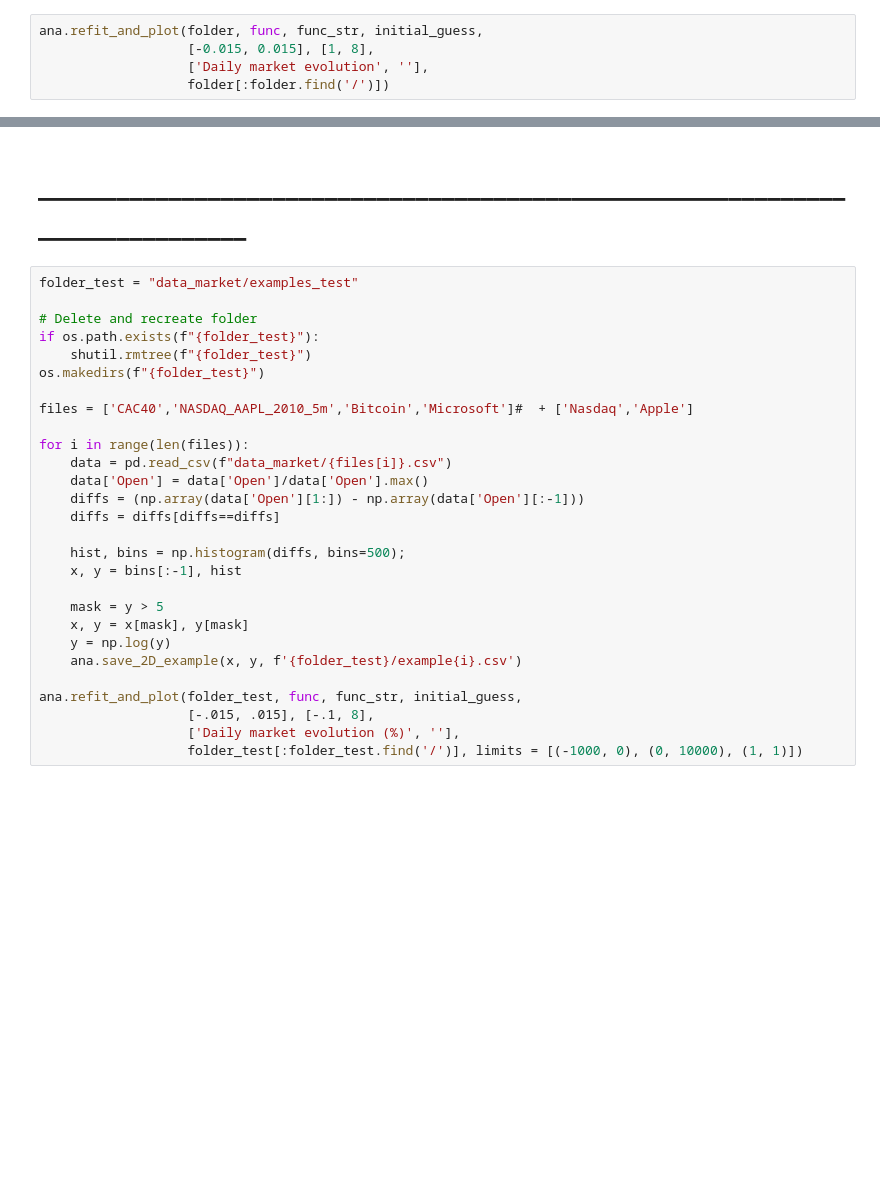
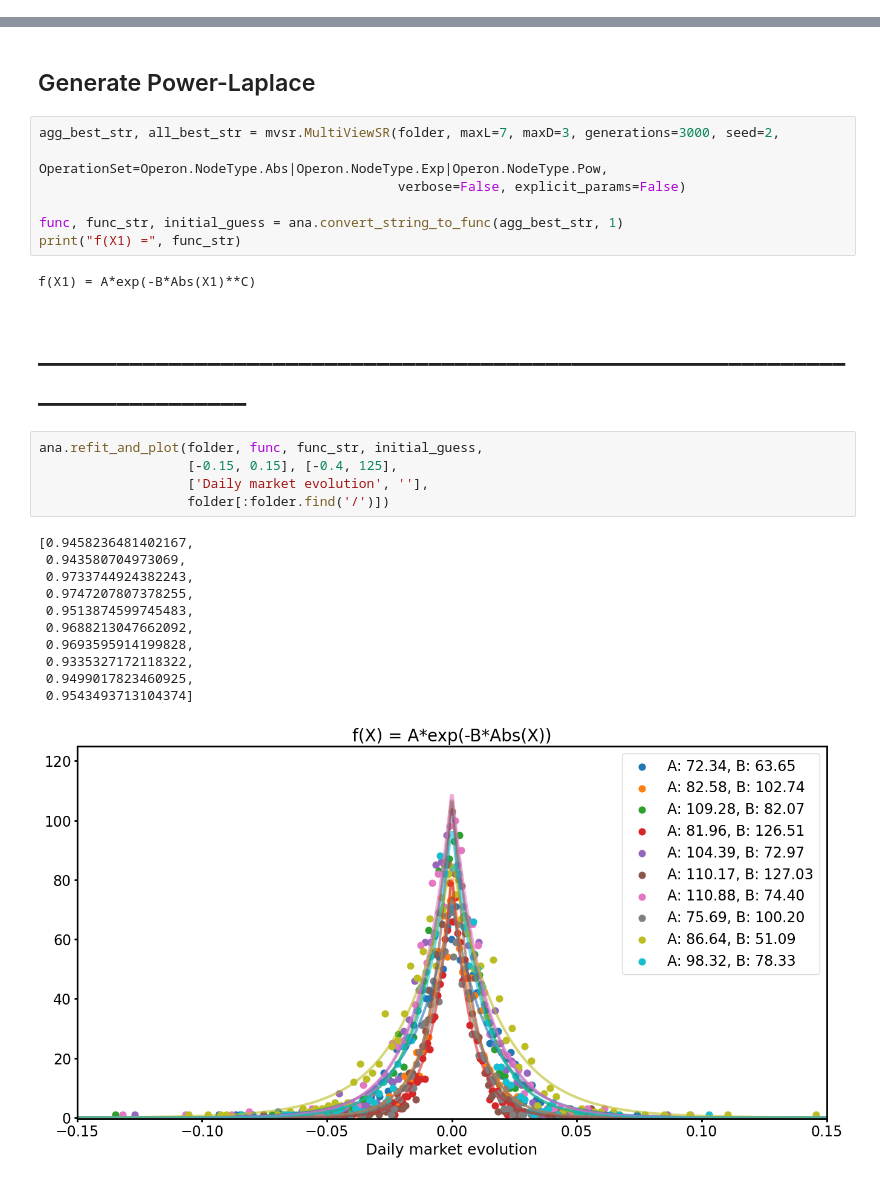
Before and after one commit to erusseil/MvSR-analysis, a Jupyter notebook: real_data/data_market.ipynb, the cells around one changed output, grey strips where cells are left out. Cells and saved outputs as stored; diff of their text form; blank space fills up the shorter version.

```diff
--- a/real_data/data_market.ipynb
+++ b/real_data/data_market.ipynb
@@ -55,5 +83,0 @@ f(X1) = -A/Abs(X1)**B + C*Abs(X1)**D
-# %%
-ana.refit_and_plot(folder, func, func_str, initial_guess,
-                   [-0.015, 0.015], [1, 8],
-                   ['Daily market evolution', ''],
-                   folder[:folder.find('/')])
@@ -62,30 +95,30 @@ ana.refit_and_plot(folder, func, func_str, initial_guess,
+# %% [markdown]
+## Generate Power-Laplace
+# %%
+agg_best_str, all_best_str = mvsr.MultiViewSR(folder, maxL=7, maxD=3, generations=3000, seed=2,
+                                              OperationSet=Operon.NodeType.Abs|Operon.NodeType.Exp|Operon.NodeType.Pow,
+                                              verbose=False, explicit_params=False)
+
+func, func_str, initial_guess = ana.convert_string_to_func(agg_best_str, 1)
+print("f(X1) =", func_str)
+# %% [output]
+f(X1) = A*exp(-B*Abs(X1)**C)
 # %% [markdown]
 # ______________________________________________________________________________
-# %%
-folder_test = "data_market/examples_test"
-
-# Delete and recreate folder
-if os.path.exists(f"{folder_test}"):
-    shutil.rmtree(f"{folder_test}")
-os.makedirs(f"{folder_test}")
-
-files = ['CAC40','NASDAQ_AAPL_2010_5m','Bitcoin','Microsoft']#  + ['Nasdaq','Apple']
-
-for i in range(len(files)):
-    data = pd.read_csv(f"data_market/{files[i]}.csv")
-    data['Open'] = data['Open']/data['Open'].max()
-    diffs = (np.array(data['Open'][1:]) - np.array(data['Open'][:-1]))
-    diffs = diffs[diffs==diffs]
-
-    hist, bins = np.histogram(diffs, bins=500);
-    x, y = bins[:-1], hist
-
-    mask = y > 5
-    x, y = x[mask], y[mask]
-    y = np.log(y)
-    ana.save_2D_example(x, y, f'{folder_test}/example{i}.csv')
-
-ana.refit_and_plot(folder_test, func, func_str, initial_guess,
-                   [-.015, .015], [-.1, 8],
-                   ['Daily market evolution (%)', ''],
-                   folder_test[:folder_test.find('/')], limits = [(-1000, 0), (0, 10000), (1, 1)])
+# %%
+ana.refit_and_plot(folder, func, func_str, initial_guess,
+                   [-0.15, 0.15], [-0.4, 125],
+                   ['Daily market evolution', ''],
+                   folder[:folder.find('/')])
+# %% [output]
+[0.9458236481402167,
+ 0.943580704973069,
+ 0.9733744924382243,
+ 0.9747207807378255,
+ 0.9513874599745483,
+ 0.9688213047662092,
+ 0.9693595914199828,
+ 0.9335327172118322,
+ 0.9499017823460925,
+ 0.9543493713104374]
+[figure, new version]
```
Also changed, not shown: parts of 14 cells of this notebook, 24 other files.
